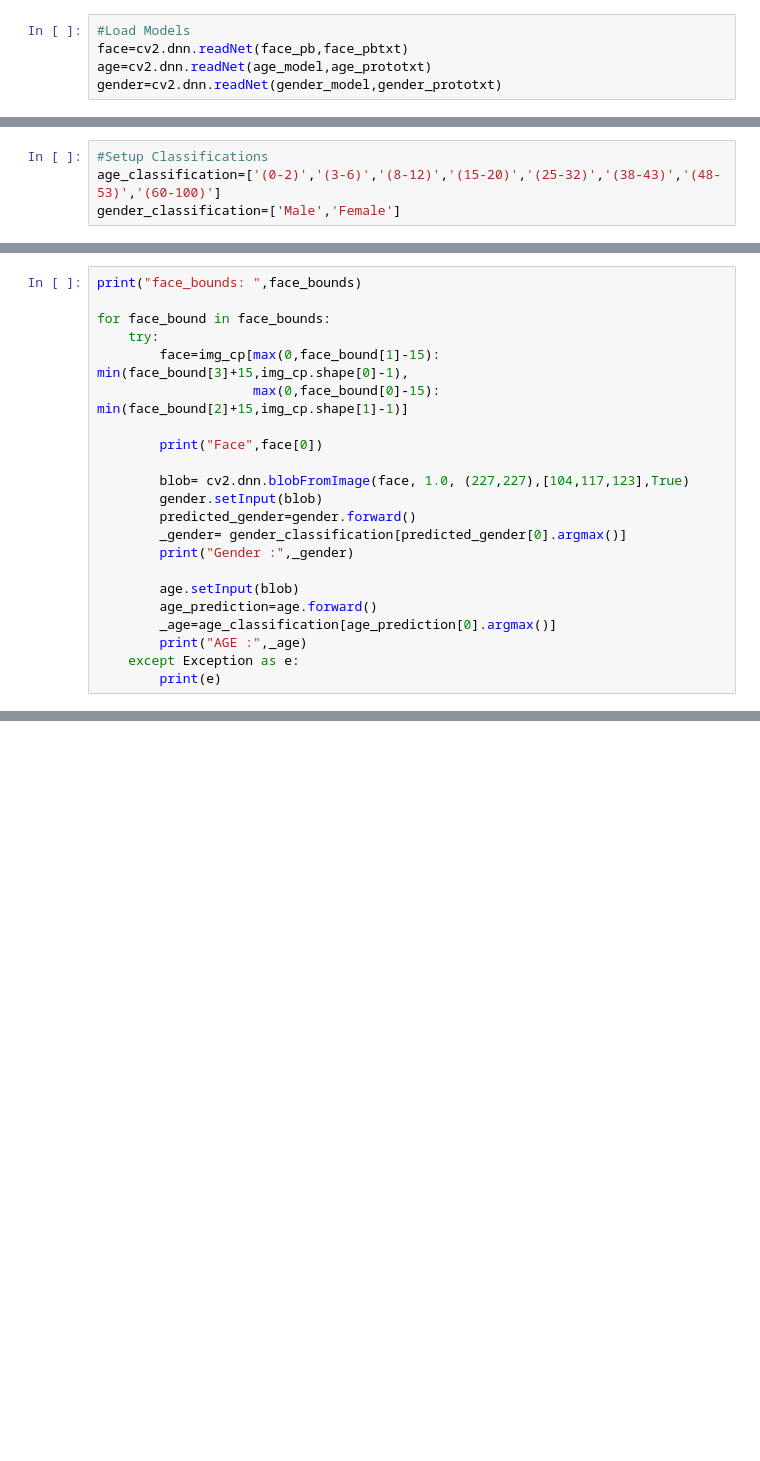
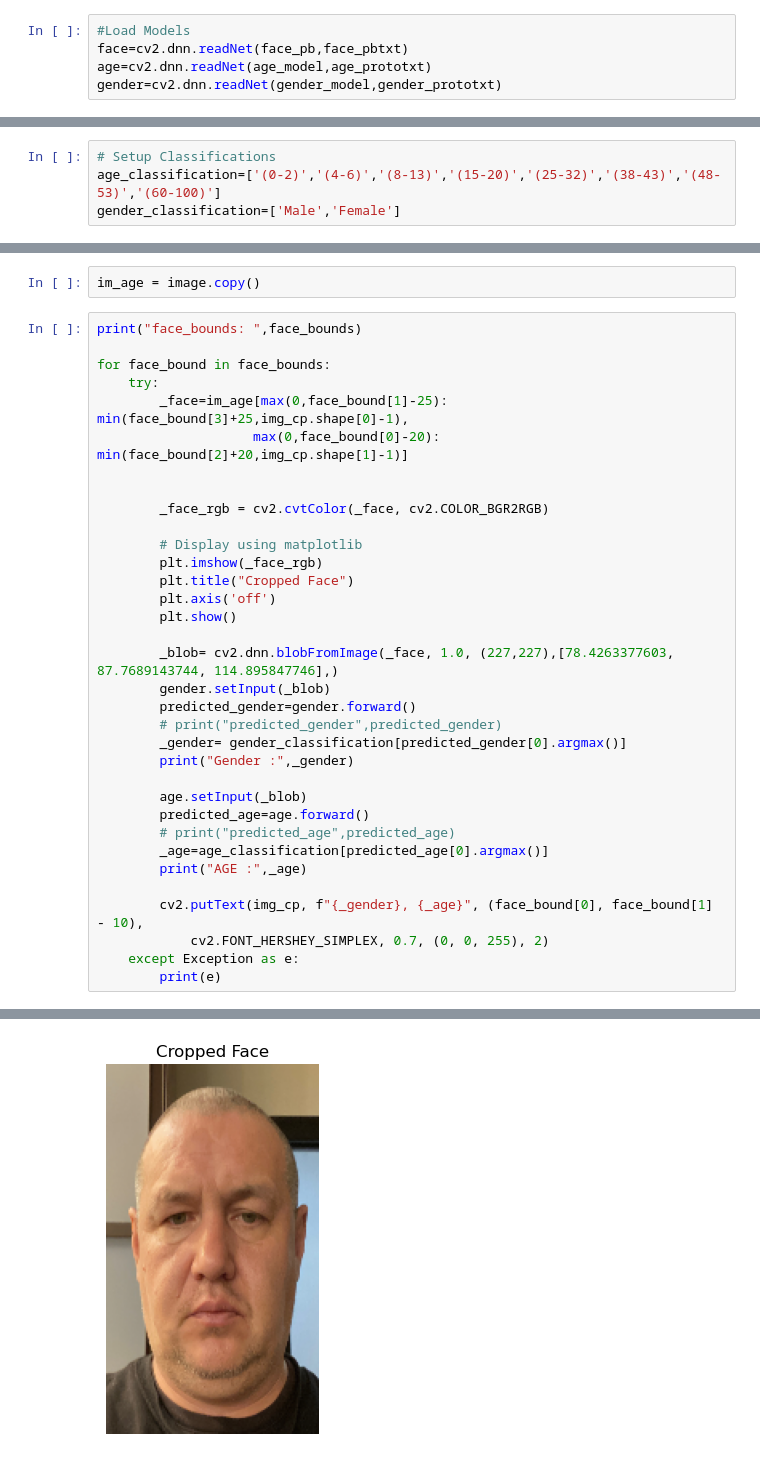
Before and after one commit to shindevaish/age_gender_classifier_cnn, a Jupyter notebook: main.ipynb, the cells around one changed output, grey strips where cells are left out. Saved outputs shown, nothing was run; the diff lists cells and outputs as text; blank space fills up the shorter version.

```diff
--- a/main.ipynb
+++ b/main.ipynb
@@ -19,6 +32,6 @@ gender=cv2.dnn.readNet(gender_model,gender_prototxt)
 # %%
-#Setup Classifications
-age_classification=['(0-2)','(3-6)','(8-12)','(15-20)','(25-32)','(38-43)','(48-53)','(60-100)']
+# Setup Classifications
+age_classification=['(0-2)','(4-6)','(8-13)','(15-20)','(25-32)','(38-43)','(48-53)','(60-100)']
 gender_classification=['Male','Female']
 # %%
 #Image Copy
@@ -59,23 +121,37 @@ Confidence: 0.984 | Face at: (347, 170) to (499, 275)
+# %%
+im_age = image.copy()
 # %%
 print("face_bounds: ",face_bounds)
 
 for face_bound in face_bounds:
     try:
-        face=img_cp[max(0,face_bound[1]-15): min(face_bound[3]+15,img_cp.shape[0]-1),
-                    max(0,face_bound[0]-15): min(face_bound[2]+15,img_cp.shape[1]-1)]
+        _face=im_age[max(0,face_bound[1]-25): min(face_bound[3]+25,img_cp.shape[0]-1),
+                    max(0,face_bound[0]-20): min(face_bound[2]+20,img_cp.shape[1]-1)]
 
-        print("Face",face[0])
 
-        blob= cv2.dnn.blobFromImage(face, 1.0, (227,227),[104,117,123],True)
-        gender.setInput(blob)
+        _face_rgb = cv2.cvtColor(_face, cv2.COLOR_BGR2RGB)
+
+        # Display using matplotlib
+        plt.imshow(_face_rgb)
+        plt.title("Cropped Face")
+        plt.axis('off')
+        plt.show()
+
+        _blob= cv2.dnn.blobFromImage(_face, 1.0, (227,227),[78.4263377603, 87.7689143744, 114.895847746],)
+        gender.setInput(_blob)
         predicted_gender=gender.forward()
+        # print("predicted_gender",predicted_gender)
         _gender= gender_classification[predicted_gender[0].argmax()]
         print("Gender :",_gender)
 
-        age.setInput(blob)
-        age_prediction=age.forward()
-        _age=age_classification[age_prediction[0].argmax()]
+        age.setInput(_blob)
+        predicted_age=age.forward()
+        # print("predicted_age",predicted_age)
+        _age=age_classification[predicted_age[0].argmax()]
         print("AGE :",_age)
+
+        cv2.putText(img_cp, f"{_gender}, {_age}", (face_bound[0], face_bound[1] - 10),
+            cv2.FONT_HERSHEY_SIMPLEX, 0.7, (0, 0, 255), 2)
     except Exception as e:
         print(e)
 # %% [output]
@@ -98,0 +159 @@ AGE : (8-12)
+[figure, added]
```
Also changed, not shown: parts of 9 cells of this notebook.
